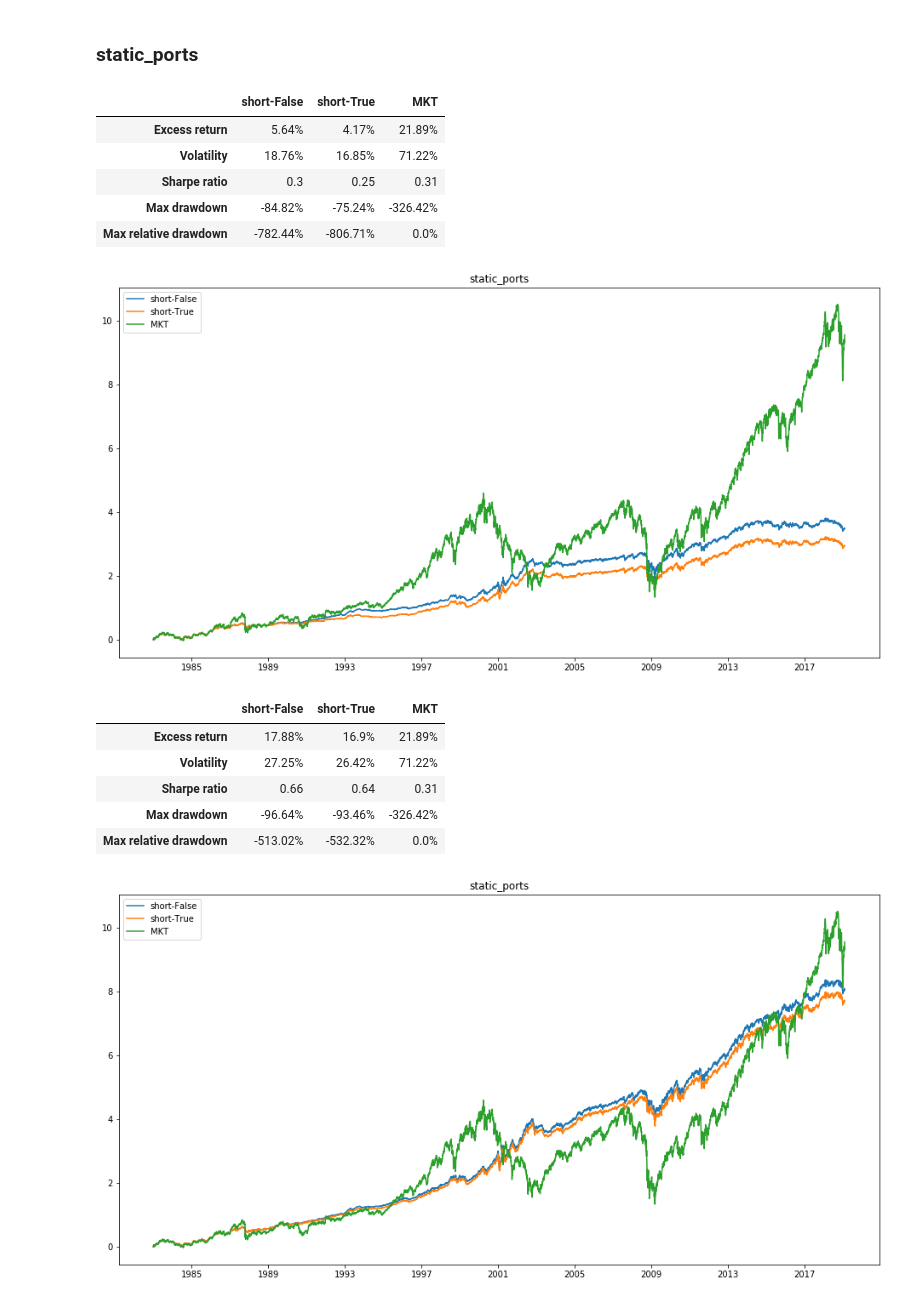
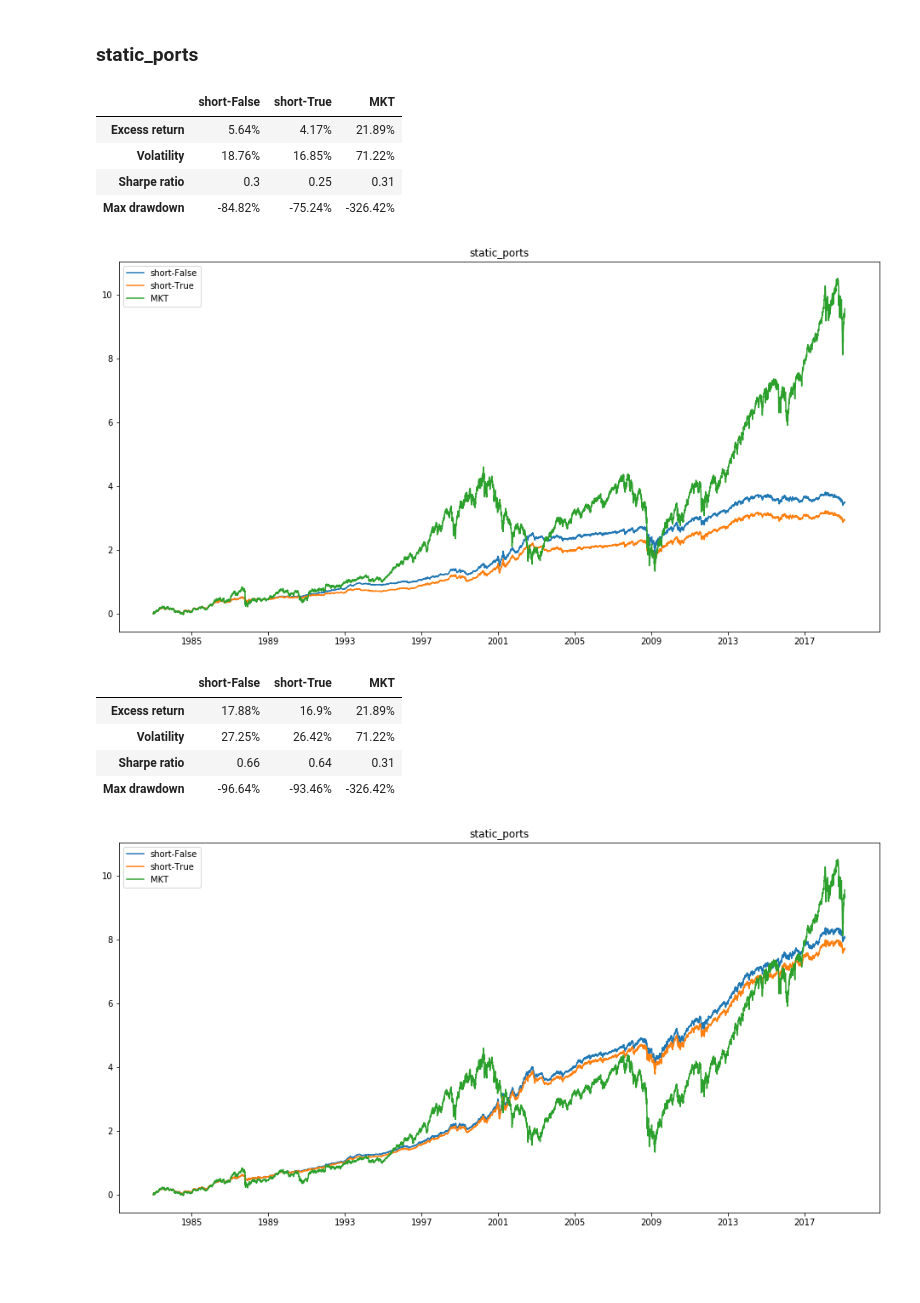
Before and after one commit to amritprasad/MFE_DAM, a Jupyter notebook: DAM Project.ipynb, the cells around one changed output. Saved outputs shown, nothing was run; the diff lists cells and outputs as text; code cells hidden in the pictures; blank space fills up the shorter version.

```diff
--- a/DAM Project.ipynb
+++ b/DAM Project.ipynb
@@ -491,7 +506,7 @@ prsn
 # %%
 category = 'learn_score_norm'
 prsn = pd.DataFrame(index = ['Excess return', 'Volatility', \
-                             'Sharpe ratio', 'Max drawdown', 'Max relative drawdown'])
+                             'Sharpe ratio', 'Max drawdown'])
 
 plt.figure('learn_score_norm',figsize=(16,8))
 plt.clf()
@@ -527,7 +541,7 @@ inputs = {
 # %%
 category = 'score_norm'
 prsn = pd.DataFrame(index = ['Excess return', 'Volatility', \
-                             'Sharpe ratio', 'Max drawdown', 'Max relative drawdown'])
+                             'Sharpe ratio', 'Max drawdown'])
 
 plt.figure('score_norm',figsize=(16,8))
 plt.clf()
@@ -556,7 +569,7 @@ prsn
 # %%
 category = 'score_norm'
 prsn = pd.DataFrame(index = ['Excess return', 'Volatility', \
-                             'Sharpe ratio', 'Max drawdown', 'Max relative drawdown'])
+                             'Sharpe ratio', 'Max drawdown'])
 
 plt.figure('score_norm',figsize=(16,8))
 plt.clf()
@@ -592,7 +604,7 @@ inputs = {
 # %%
 category = 'static_ports'
 prsn = pd.DataFrame(index = ['Excess return', 'Volatility', \
-                             'Sharpe ratio', 'Max drawdown', 'Max relative drawdown'])
+                             'Sharpe ratio', 'Max drawdown'])
 
 plt.figure('static_ports',figsize=(16,8))
 plt.clf()
@@ -616,34 +628,32 @@ prsn
 | Volatility | 18.76% | 16.85% | 71.22% |
 | Sharpe ratio | 0.3 | 0.25 | 0.31 |
 | Max drawdown | -84.82% | -75.24% | -326.42% |
-| Max relative drawdown | -782.44% | -806.71% | 0.0% |
 [figure]
 # %%
 category = 'static_ports'
 prsn = pd.DataFrame(index = ['Excess return', 'Volatility', \
-                             'Sharpe ratio', 'Max drawdown', 'Max relative drawdown'])
+                             'Sharpe ratio', 'Max drawdown'])
 
 plt.figure('static_ports',figsize=(16,8))
 plt.clf()
 for key, value in inputs.items():
     perf, nonNanRow = timeVaryingWts_BT(category, value, us_Price, day_lag, GMV, Tcost_vec, True)
     plt.plot(perf.index, perf.values, label=key)
 
     perf_MKT = cumul_perf(us_ret.loc[us_ret.index[nonNanRow]:,'MKT'])
     prsn[key] = calcStats(perf, perf_MKT, us_ret.loc[us_ret.index[nonNanRow]:,'RF'])
 
 prsn['MKT'] = calcStats(perf_MKT, perf_MKT, us_ret.loc[us_ret.index[nonNanRow]:,'RF'])
 plt.plot(perf_MKT.index, perf_MKT.values, label='MKT')
 plt.legend(loc = 'best')
 plt.title('static_ports')
 plt.savefig("charts/static_ports_True.pdf", bbox_inches='tight')
 
 prsn
 # %% [output]
 |  | short-False | short-True | MKT |
 | Excess return | 17.88% | 16.9% | 21.89% |
 | Volatility | 27.25% | 26.42% | 71.22% |
 | Sharpe ratio | 0.66 | 0.64 | 0.31 |
 | Max drawdown | -96.64% | -93.46% | -326.42% |
-| Max relative drawdown | -513.02% | -532.32% | 0.0% |
 [figure]
```
Also changed, not shown: parts of 6 cells of this notebook.
